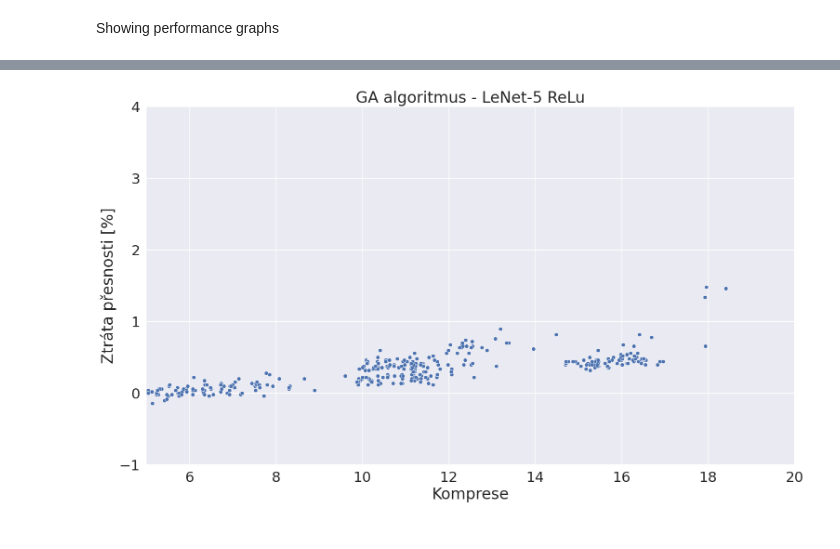
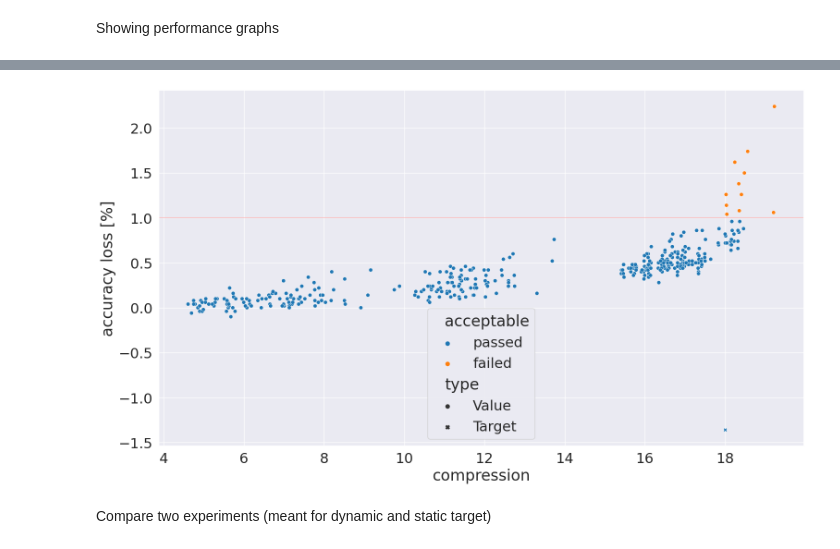
Before and after one commit to xcoupe01/nn_weight_share_optimization, a Jupyter notebook: notebooks/lenet_compression_compare.ipynb, the cells around one changed output, grey strips where cells are left out. Cells and saved outputs as stored; diff of their text form; code cells hidden in the pictures.

Commit message:
pre imagenette push

```diff
--- a/notebooks/lenet_compression_compare.ipynb
+++ b/notebooks/lenet_compression_compare.ipynb
@@ -14,7 +17,11 @@ Loading data
 # %%
-BASE_PATH = '../results/lenet_tanh_compress_50_2/'
+BASE_PATH = '../results/lenet_tanh_compress_50/'
 SAVE_FILES = {
     'RND': 'lenet_RND_save.csv',
     'PSO': 'lenet_PSO_save.csv',
     'GA': 'lenet_GA_save.csv',
 }
+
+SAVE_PLOTS = False
+SAVE_PLOTS_LOC = '../results/plots/'
+SAVE_PLOT_ID = 1
@@ -150,0 +155,6 @@ plt.savefig('../results/plots/line2.pdf')
+# %%
+before_loss = data_complete.loc[0]['accuracy'] + data_complete.loc[0]['accuracy_loss']
+data_complete.loc[len(data_complete.index)] = ['run0', fit_cont.targ[0], before_loss - fit_cont.targ[0], fit_cont.targ[1], 0, 'TARG']
+
+sns.set(rc={'figure.figsize': (18, 10)})
+sns.scatterplot(data=data_complete, x='compression', y='accuracy_loss', hue='type')
@@ -151,2 +164,5 @@ plt.savefig('../results/plots/line2.pdf')
 # %% [markdown]
 Showing performance graphs
+# %%
+plt_data = pd.read_csv('../results/lenet_tanh_compress_50/run3/lenet_PSO_save.csv')
+plt_data
@@ -153,13 +183,16 @@ Showing performance graphs
 # %%
 #plt_data = pd.read_csv('../results/lenet_tanh_compress_50/run10/lenet_PSO_save.csv')
 #plt_data = pd.read_csv('../results/lenet_relu_compress_50/run8/lenet_PSO_save.csv')
 #plt_data = pd.read_csv('../results/lenet_relu_compress_50/run9/lenet_GA_save.csv')
-plt_data = pd.read_csv('../results/lenet_tanh_compress_50_2/run10/lenet_GA_save.csv')
 
-plot_alcr(plt_data, False)
-plt.title('GA algoritmus - LeNet-5 ReLu')
-plt.xlabel('Komprese')
-plt.ylabel('Ztráta přesnosti [%]')
-plt.savefig('../results/plots/scatter2.pdf')
+plot_alcr(plt_data, True, [1.0, 18.0])
+#plt.title('GA algoritmus - LeNet-5 ReLu')
+#plt.xlabel('Komprese')
+#plt.ylabel('Ztráta přesnosti [%]')
+
+if SAVE_PLOTS:
+    plt.savefig(os.path.join(SAVE_PLOTS_LOC, f'scatter{SAVE_PLOT_ID}.pdf'))
 # %% [output]
-[figure, old version]
+[figure, new version]
+# %% [markdown]
+Compare two experiments (meant for dynamic and static target)
```
Also changed, not shown: parts of 26 cells of this notebook, 22 other files.
